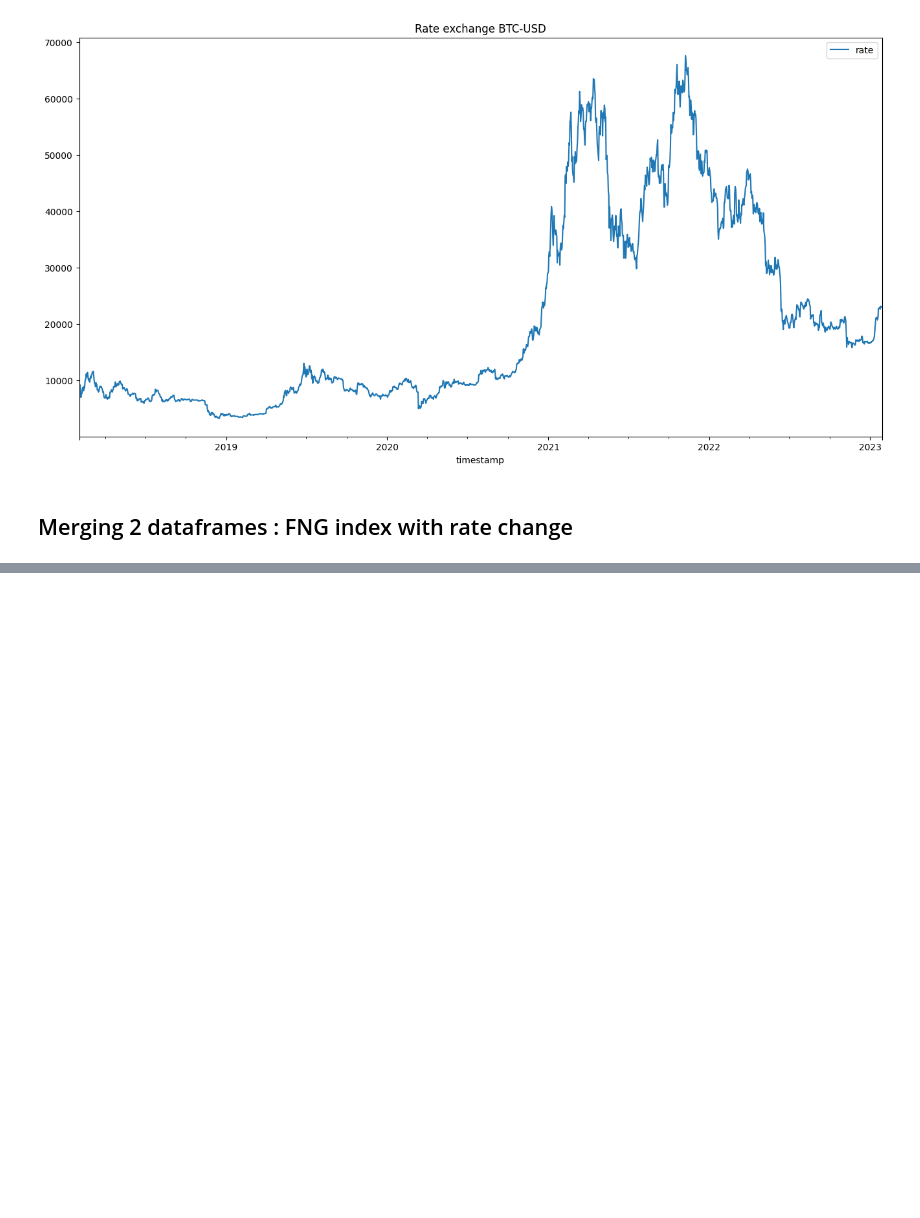
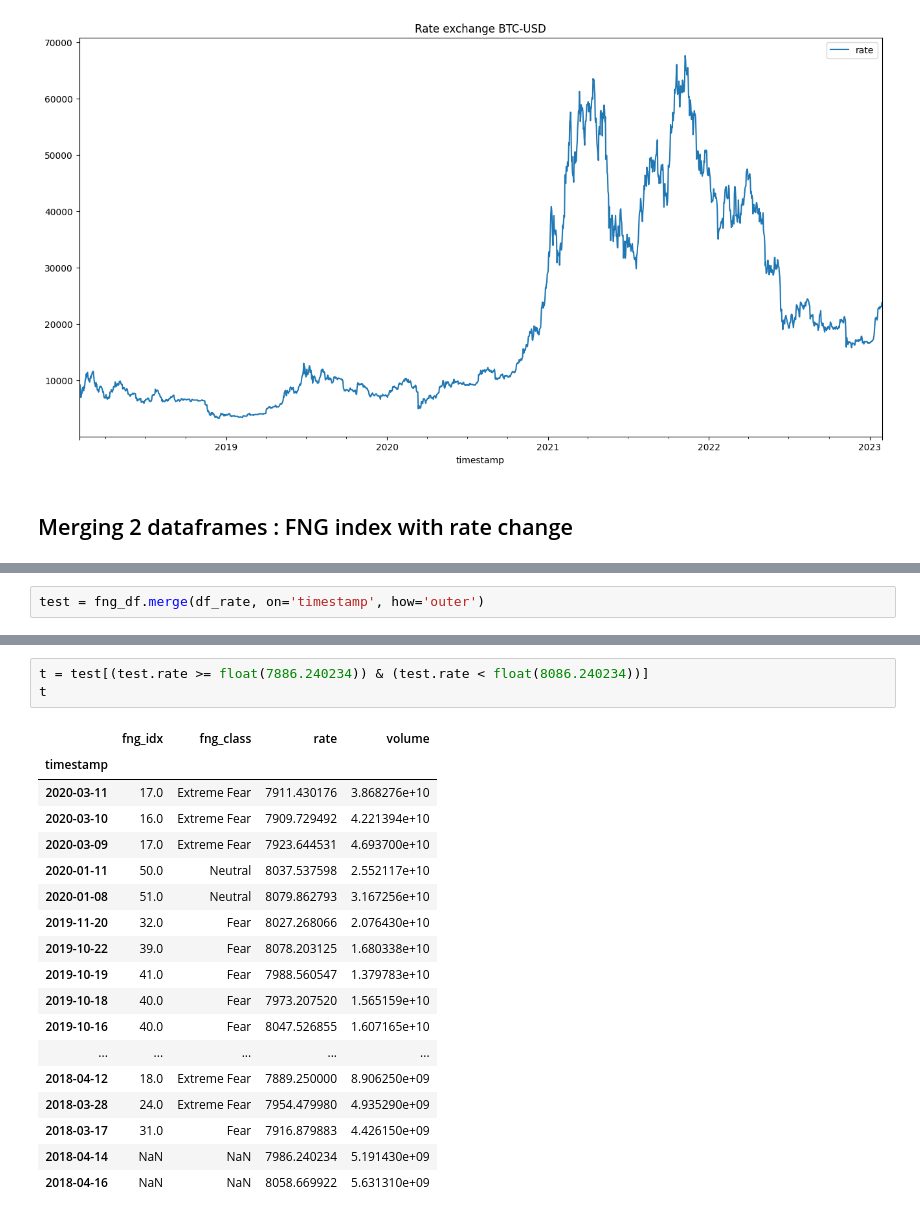
Before and after one commit to Ksyu22/crypto_prediction, a Jupyter notebook: notebooks/data.ipynb, the cells around one changed output, grey strips where cells are left out. Saved outputs shown, nothing was run; the diff lists cells and outputs as text; blank space fills up the shorter version.

```diff
--- a/notebooks/data.ipynb
+++ b/notebooks/data.ipynb
@@ -433,0 +434,2 @@ df
+# %%
+test = fng_df.merge(df_rate, on='timestamp', how='outer')
@@ -433,0 +445,22 @@ df
+# %%
+t = test[(test.rate >= float(7886.240234)) & (test.rate < float(8086.240234))]
+t
+# %% [output]
+|  | fng_idx | fng_class | rate | volume |
+| timestamp |  |  |  |  |
+| 2020-03-11 | 17.0 | Extreme Fear | 7911.430176 | 3.868276e+10 |
+| 2020-03-10 | 16.0 | Extreme Fear | 7909.729492 | 4.221394e+10 |
+| 2020-03-09 | 17.0 | Extreme Fear | 7923.644531 | 4.693700e+10 |
+| 2020-01-11 | 50.0 | Neutral | 8037.537598 | 2.552117e+10 |
+| 2020-01-08 | 51.0 | Neutral | 8079.862793 | 3.167256e+10 |
+| 2019-11-20 | 32.0 | Fear | 8027.268066 | 2.076430e+10 |
+| 2019-10-22 | 39.0 | Fear | 8078.203125 | 1.680338e+10 |
+| 2019-10-19 | 41.0 | Fear | 7988.560547 | 1.379783e+10 |
+| 2019-10-18 | 40.0 | Fear | 7973.207520 | 1.565159e+10 |
+| 2019-10-16 | 40.0 | Fear | 8047.526855 | 1.607165e+10 |
+| ... | ... | ... | ... | ... |
+| 2018-04-12 | 18.0 | Extreme Fear | 7889.250000 | 8.906250e+09 |
+| 2018-03-28 | 24.0 | Extreme Fear | 7954.479980 | 4.935290e+09 |
+| 2018-03-17 | 31.0 | Fear | 7916.879883 | 4.426150e+09 |
+| 2018-04-14 | NaN | NaN | 7986.240234 | 5.191430e+09 |
+| 2018-04-16 | NaN | NaN | 8058.669922 | 5.631310e+09 |
```
Also changed, not shown: parts of 20 cells of this notebook.
